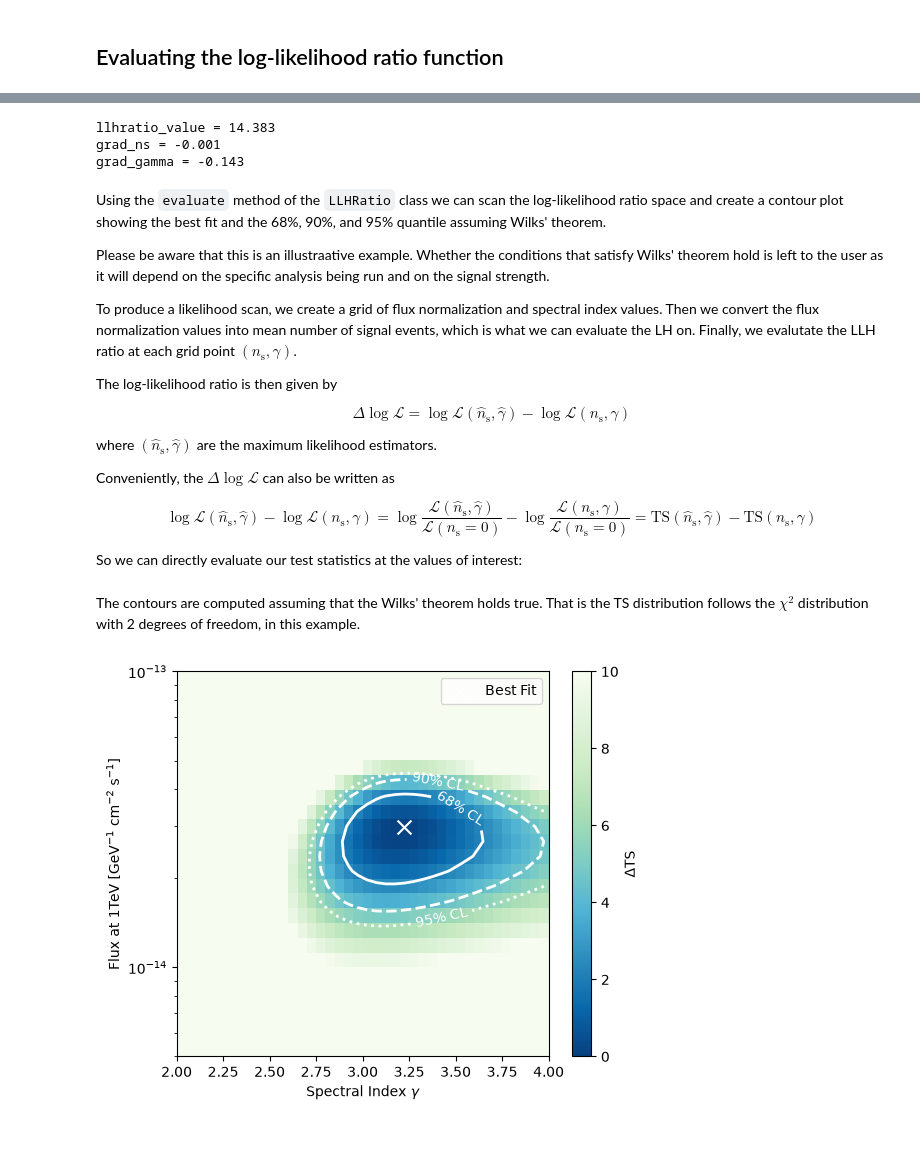
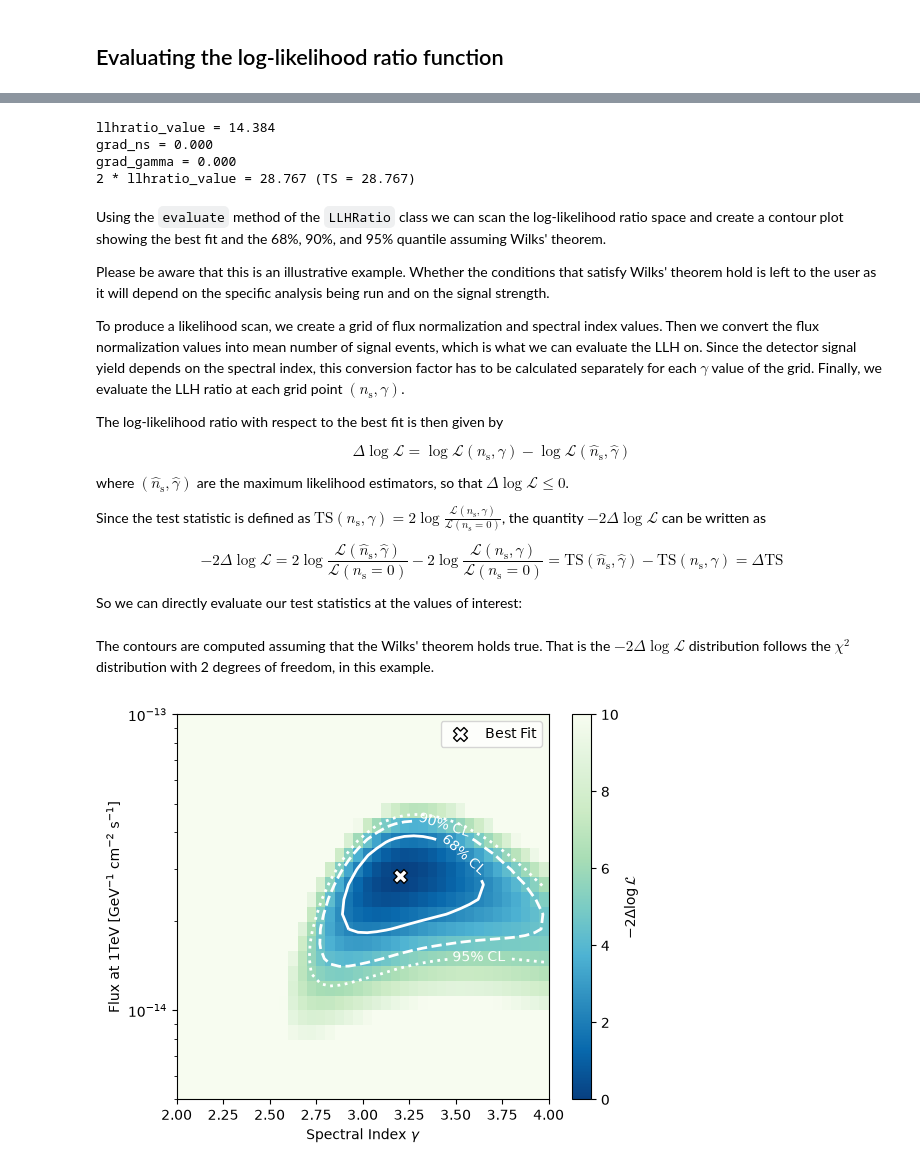
Before and after one commit to icecube/skyllh, a Jupyter notebook: doc/sphinx/tutorials/likelihood_scan.ipynb, the cells around one changed output, grey strips where cells are left out. Cells and saved outputs as stored; diff of their text form; code cells hidden in the pictures; blank space fills up the shorter version.

Commit message:
Fix flux conversion in likelihood scan tutorial (#336)

```diff
--- a/doc/sphinx/tutorials/likelihood_scan.ipynb
+++ b/doc/sphinx/tutorials/likelihood_scan.ipynb
@@ -68,30 +68,32 @@ evaluate(fitparam_values, src_params_recarray=None, tl=None) method of skyllh.co
         the composite log-likelihood-ratio function for each global fit
         parameter.
 # %%
-(llhratio_value, (grad_ns, grad_gamma)) = ana.llhratio.evaluate([80.09, 3.21])
+(llhratio_value, (grad_ns, grad_gamma)) = ana.llhratio.evaluate([fitparam_values['ns'], fitparam_values['gamma']])
 print(f'llhratio_value = {llhratio_value:.3f}')
 print(f'grad_ns = {grad_ns:.3f}')
 print(f'grad_gamma = {grad_gamma:.3f}')
+print(f'2 * llhratio_value = {2 * llhratio_value:.3f} (TS = {ts:.3f})')
 # %% [output]
-llhratio_value = 14.383
-grad_ns = -0.001
-grad_gamma = -0.143
+llhratio_value = 14.384
+grad_ns = 0.000
+grad_gamma = 0.000
+2 * llhratio_value = 28.767 (TS = 28.767)
 # %% [markdown]
 Using the `evaluate` method of the `LLHRatio` class we can scan the log-likelihood ratio space and create a contour plot showing the best fit and the 68%, 90%, and 95% quantile assuming Wilks' theorem.
 
-Please be aware that this is an illustraative example. Whether the conditions that satisfy Wilks' theorem hold is left to the user as it will depend on the specific analysis being run and on the signal strength.
+Please be aware that this is an illustrative example. Whether the conditions that satisfy Wilks' theorem hold is left to the user as it will depend on the specific analysis being run and on the signal strength.
 
-To produce a likelihood scan, we create a grid of flux normalization and spectral index values. Then we convert the flux normalization values into mean number of signal events, which is what we can evaluate the LH on. Finally, we evalutate the LLH ratio at each grid point $(n_{\mathrm{s}}, \gamma)$.
+To produce a likelihood scan, we create a grid of flux normalization and spectral index values. Then we convert the flux normalization values into mean number of signal events, which is what we can evaluate the LLH on. Since the detector signal yield depends on the spectral index, this conversion factor has to be calculated separately for each $\gamma$ value of the grid. Finally, we evaluate the LLH ratio at each grid point $(n_{\mathrm{s}}, \gamma)$.
 
-The log-likelihood ratio is then given by
+The log-likelihood ratio with respect to the best fit is then given by
 
-$$\Delta\log\mathcal{L} = \log\mathcal{L}(\hat{n}_{\mathrm{s}}, \hat\gamma) - \log\mathcal{L}(n_{\mathrm{s}}, \gamma)$$
+$$\Delta\log\mathcal{L} = \log\mathcal{L}(n_{\mathrm{s}}, \gamma) - \log\mathcal{L}(\hat{n}_{\mathrm{s}}, \hat\gamma)$$
 
-where $(\hat{n}_{\mathrm{s}}, \hat\gamma)$ are the maximum likelihood estimators.
+where $(\hat{n}_{\mathrm{s}}, \hat\gamma)$ are the maximum likelihood estimators, so that $\Delta\log\mathcal{L} \leq 0$.
 
-Conveniently, the $\Delta\log\mathcal{L}$ can also be written as
+Since the test statistic is defined as $\mathrm{TS}(n_{\mathrm{s}}, \gamma) = 2\log\frac{\mathcal{L}(n_{\mathrm{s}}, \gamma)}{\mathcal{L}(n_{\mathrm{s}}=0)}$, the quantity $-2\Delta\log\mathcal{L}$ can be written as
 
-$$\log\mathcal{L}(\hat{n}_{\mathrm{s}}, \hat\gamma) - \log\mathcal{L}(n_{\mathrm{s}}, \gamma) = \log\frac{\mathcal{L}(\hat{n}_{\mathrm{s}}, \hat\gamma)}{\mathcal{L}(n_{\mathrm{s}}=0)} - \log\frac{\mathcal{L}(n_{\mathrm{s}}, \gamma)}{\mathcal{L}(n_{\mathrm{s}}=0)} = \mathrm{TS}(\hat{n}_{\mathrm{s}}, \hat\gamma) - \mathrm{TS}(n_{\mathrm{s}}, \gamma)$$
+$$-2\Delta\log\mathcal{L} = 2\log\frac{\mathcal{L}(\hat{n}_{\mathrm{s}}, \hat\gamma)}{\mathcal{L}(n_{\mathrm{s}}=0)} - 2\log\frac{\mathcal{L}(n_{\mathrm{s}}, \gamma)}{\mathcal{L}(n_{\mathrm{s}}=0)} = \mathrm{TS}(\hat{n}_{\mathrm{s}}, \hat\gamma) - \mathrm{TS}(n_{\mathrm{s}}, \gamma) = \Delta\mathrm{TS}$$
 
 So we can directly evaluate our test statistics at the values of interest:
 # %%
@@ -126,37 +125,37 @@ gamma_best_flux = gamma_vals_flux[gamma_i_max_flux]
 # %% [markdown]
-The contours are computed assuming that the Wilks' theorem holds true. That is the TS distribution follows the $\chi^2$ distribution with 2 degrees of freedom, in this example.
+The contours are computed assuming that the Wilks' theorem holds true. That is the $-2\Delta\log\mathcal{L}$ distribution follows the $\chi^2$ distribution with 2 degrees of freedom, in this example.
 # %%
-chi2_68_quantile_flux = scipy.stats.chi2.ppf(0.68, df=2)
-chi2_90_quantile_flux = scipy.stats.chi2.ppf(0.90, df=2)
-chi2_95_quantile_flux = scipy.stats.chi2.ppf(0.95, df=2)
+chi2_68_quantile = scipy.stats.chi2.ppf(0.68, df=2)
+chi2_90_quantile = scipy.stats.chi2.ppf(0.90, df=2)
+chi2_95_quantile = scipy.stats.chi2.ppf(0.95, df=2)
 # %%
 fig, ax = plt.subplots(1, 1, figsize=(6, 5))
-im = ax.pcolormesh(gamma_edges_flux, flux_edges, delta_ts_flux, vmin=0, vmax=10, cmap='GnBu_r')
+im = ax.pcolormesh(gamma_edges, flux_edges, delta_ts, vmin=0, vmax=10, cmap='GnBu_r')
 cbar = plt.colorbar(im)
-cbar.set_label(r'$\Delta$TS')
+cbar.set_label(r'$-2\Delta\log\mathcal{L}$')
 
-ax.scatter([gamma_best_flux], [flux_best], color='w', marker='x', s=100, label='Best Fit')
+ax.scatter([gamma_best], [flux_best], color='w', edgecolor='k', marker='X', s=100, label='Best Fit')
 contour_68 = ax.contour(
-    gamma_vals_flux, flux_vals, delta_ts_flux, levels=[chi2_68_quantile_flux], colors='w', linestyles='-', linewidths=2
+    gamma_vals, flux_vals, delta_ts, levels=[chi2_68_quantile], colors='w', linestyles='-', linewidths=2
 )
 contour_90 = ax.contour(
-    gamma_vals_flux, flux_vals, delta_ts_flux, levels=[chi2_90_quantile_flux], colors='w', linestyles='--', linewidths=2
+    gamma_vals, flux_vals, delta_ts, levels=[chi2_90_quantile], colors='w', linestyles='--', linewidths=2
 )
 contour_95 = ax.contour(
-    gamma_vals_flux, flux_vals, delta_ts_flux, levels=[chi2_95_quantile_flux], colors='w', linestyles=':', linewidths=2
+    gamma_vals, flux_vals, delta_ts, levels=[chi2_95_quantile], colors='w', linestyles=':', linewidths=2
 )
 
 ax.set_xlabel(r'Spectral Index $\gamma$')
 ax.set_ylabel(r'Flux at 1TeV [GeV$^{-1}$ cm$^{-2}$ s$^{-1}$]')
 
 ax.set_yscale('log')
 ax.set_ylim(5e-15, 1e-13)
 
-ax.clabel(contour_68, fmt={chi2_68_quantile_flux: '68% CL'}, fontsize=10, inline=True, inline_spacing=5, manual=False)
-ax.clabel(contour_90, fmt={chi2_90_quantile_flux: '90% CL'}, fontsize=10, inline=True, inline_spacing=5, manual=False)
-ax.clabel(contour_95, fmt={chi2_95_quantile_flux: '95% CL'}, fontsize=10, inline=True, inline_spacing=5, manual=False)
+ax.clabel(contour_68, fmt={chi2_68_quantile: '68% CL'}, fontsize=10, inline=True, inline_spacing=5, manual=False)
+ax.clabel(contour_90, fmt={chi2_90_quantile: '90% CL'}, fontsize=10, inline=True, inline_spacing=5, manual=False)
+ax.clabel(contour_95, fmt={chi2_95_quantile: '95% CL'}, fontsize=10, inline=True, inline_spacing=5, manual=False)
 
 plt.legend(loc='upper right')
 plt.show()
 # %% [output]
-[figure, old version]
+[figure, new version]
```
Also changed, not shown: parts of 3 cells of this notebook.
